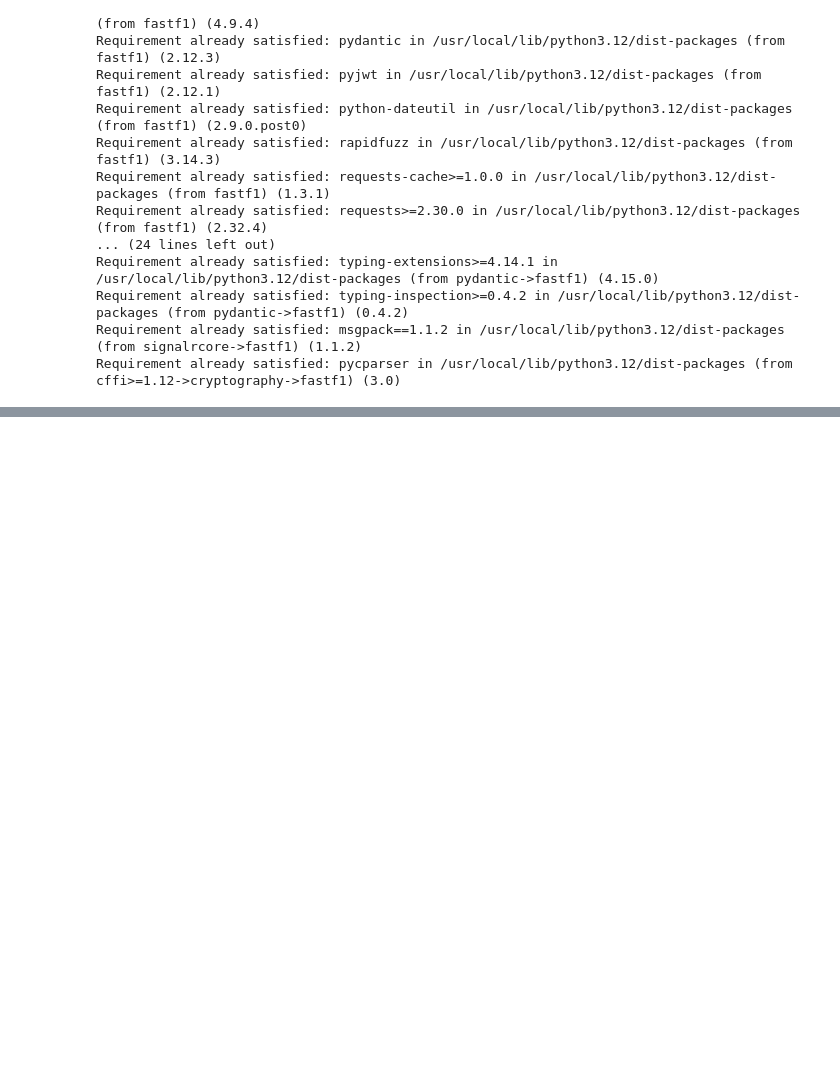
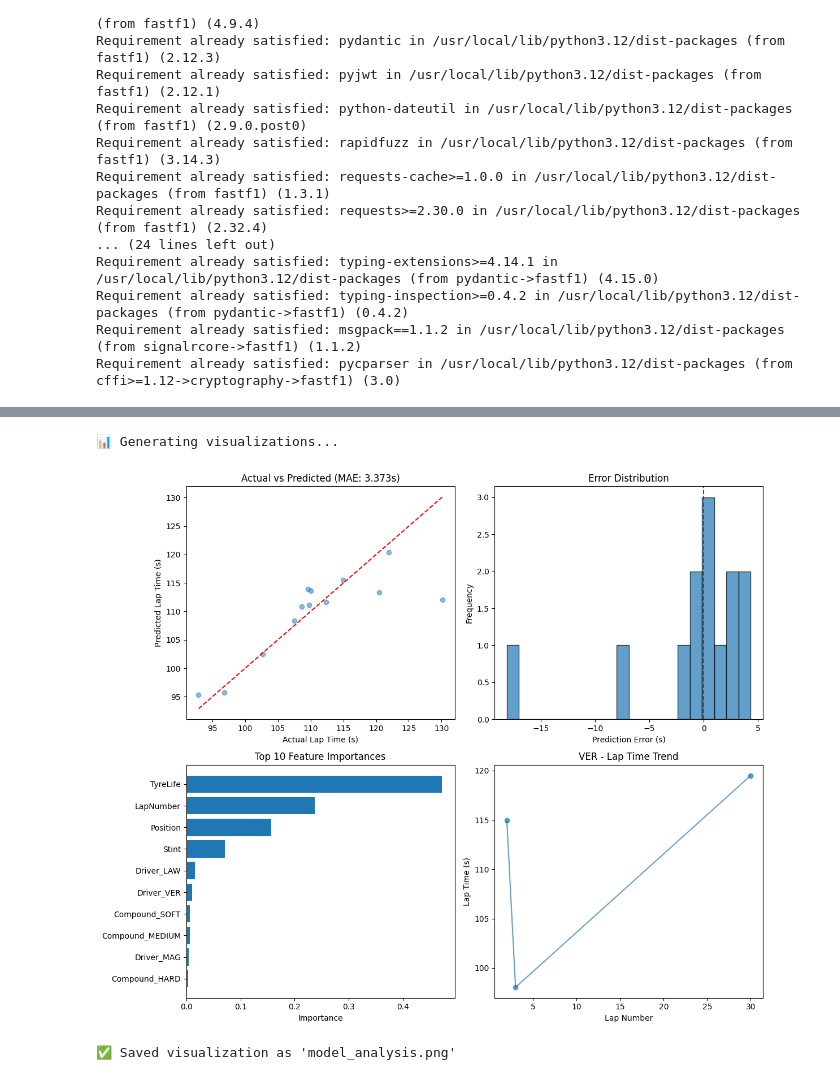
Before and after one commit to neharoy3/f1-ml-lab, a Jupyter notebook: Lap Time Predictor/lap_time_pred.ipynb, the cells around one changed output, grey strips where cells are left out. Cells and saved outputs as stored; diff of their text form; code cells hidden in the pictures; blank space fills up the shorter version.

```diff
--- a/Lap Time Predictor/lap_time_pred.ipynb
+++ b/Lap Time Predictor/lap_time_pred.ipynb
@@ -179 +183,45 @@ for i, row in importance_df.head(5).iterrows():
+# %%
+#visualization
+print("\n📊 Generating visualizations...")
+
+fig, axes = plt.subplots(2, 2, figsize=(12, 10))
+
+# Plot 1: Actual vs Predicted
+axes[0,0].scatter(y_test, predictions, alpha=0.5)
+axes[0,0].plot([y_test.min(), y_test.max()], [y_test.min(), y_test.max()], 'r--')
+axes[0,0].set_xlabel('Actual Lap Time (s)')
+axes[0,0].set_ylabel('Predicted Lap Time (s)')
+axes[0,0].set_title(f'Actual vs Predicted (MAE: {mae:.3f}s)')
+
+# Plot 2: Error Distribution
+errors = predictions - y_test
+axes[0,1].hist(errors, bins=20, edgecolor='black', alpha=0.7)
+axes[0,1].axvline(x=0, color='r', linestyle='--')
+axes[0,1].set_xlabel('Prediction Error (s)')
+axes[0,1].set_ylabel('Frequency')
+axes[0,1].set_title('Error Distribution')
+
+# Plot 3: Top 10 Feature Importance
+top_features = importance_df.head(10)
+axes[1,0].barh(top_features['Feature'], top_features['Importance'])
+axes[1,0].set_xlabel('Importance')
+axes[1,0].set_title('Top 10 Feature Importances')
+axes[1,0].invert_yaxis()
+
+# Plot 4: Lap time trend (sample driver)
+sample_driver = laps['Driver'].iloc[0]
+driver_laps = laps[laps['Driver'] == sample_driver]
+axes[1,1].plot(driver_laps['LapNumber'], driver_laps['LapTimeSeconds'], 'o-', alpha=0.7)
+axes[1,1].set_xlabel('Lap Number')
+axes[1,1].set_ylabel('Lap Time (s)')
+axes[1,1].set_title(f'{sample_driver} - Lap Time Trend')
+
+plt.tight_layout()
+plt.savefig('model_analysis.png', dpi=150)
+plt.show()
+print("✅ Saved visualization as 'model_analysis.png'")
+# %% [output]
+📊 Generating visualizations...
+[figure, added]
+✅ Saved visualization as 'model_analysis.png'
 # %%
```
Also changed, not shown: parts of 8 cells of this notebook, 3 other files.
